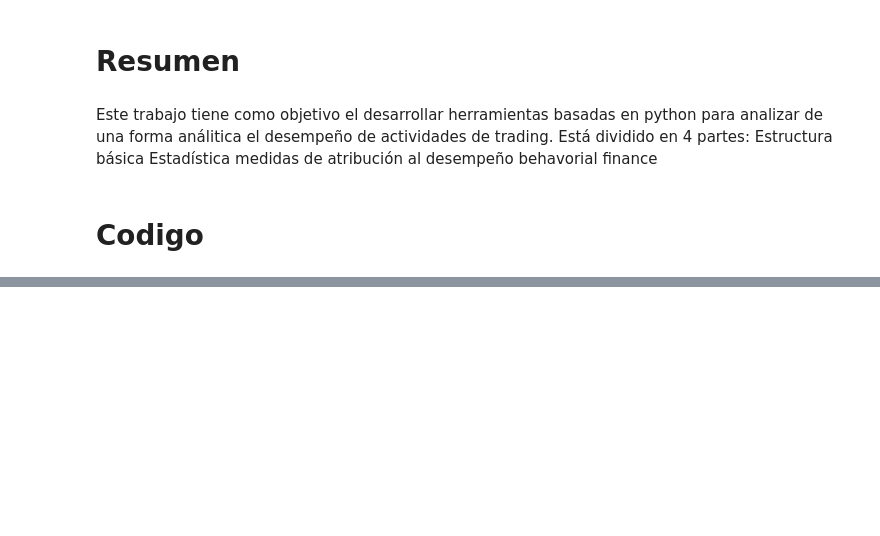
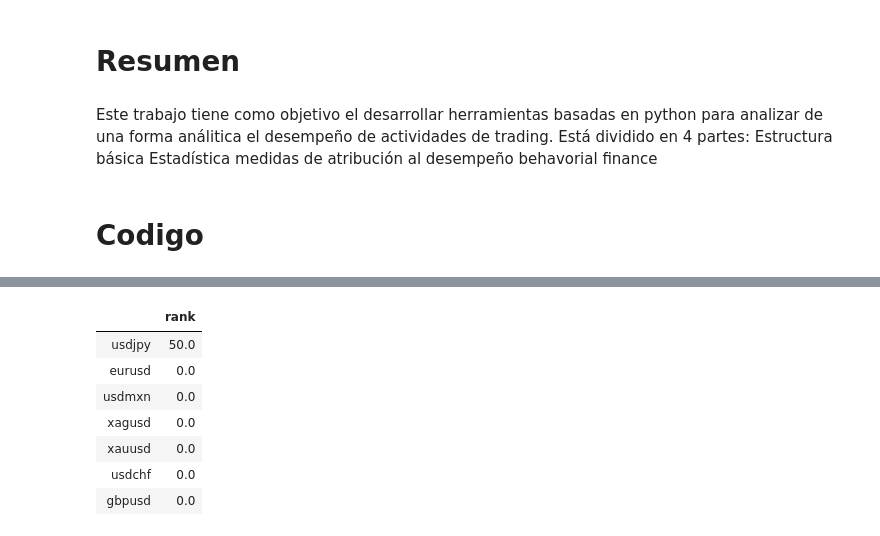
Before and after one commit to estavillo97/LAB_2_JPEU, a Jupyter notebook: Laboratorio2_JPEU.ipynb, the cells around one changed output, grey strips where cells are left out. Cells and saved outputs as stored; diff of their text form; code cells hidden in the pictures; blank space fills up the shorter version.

```diff
--- a/Laboratorio2_JPEU.ipynb
+++ b/Laboratorio2_JPEU.ipynb
@@ -55,3 +74,16 @@ Boolean Series key will be reindexed to match DataFrame index.
+# %%
+#segundo diccionario
+estadistica_operaciones['df_2_ranking']
+#si esta bien programado, solo que la mayoria de las operaciones fueron con stop loss, ppor eso salen en 0% de ganadas
+# %% [output]
+|  | rank |
+| usdjpy | 50.0 |
+| eurusd | 0.0 |
+| usdmxn | 0.0 |
+| xagusd | 0.0 |
+| xauusd | 0.0 |
+| usdchf | 0.0 |
+| gbpusd | 0.0 |
 # %%
 #parte 3 Medidas de Atribución al Desempeño
 #crear dataframe con los profits de cada dia
```
Also changed, not shown: parts of 12 cells of this notebook, 2 other files.
